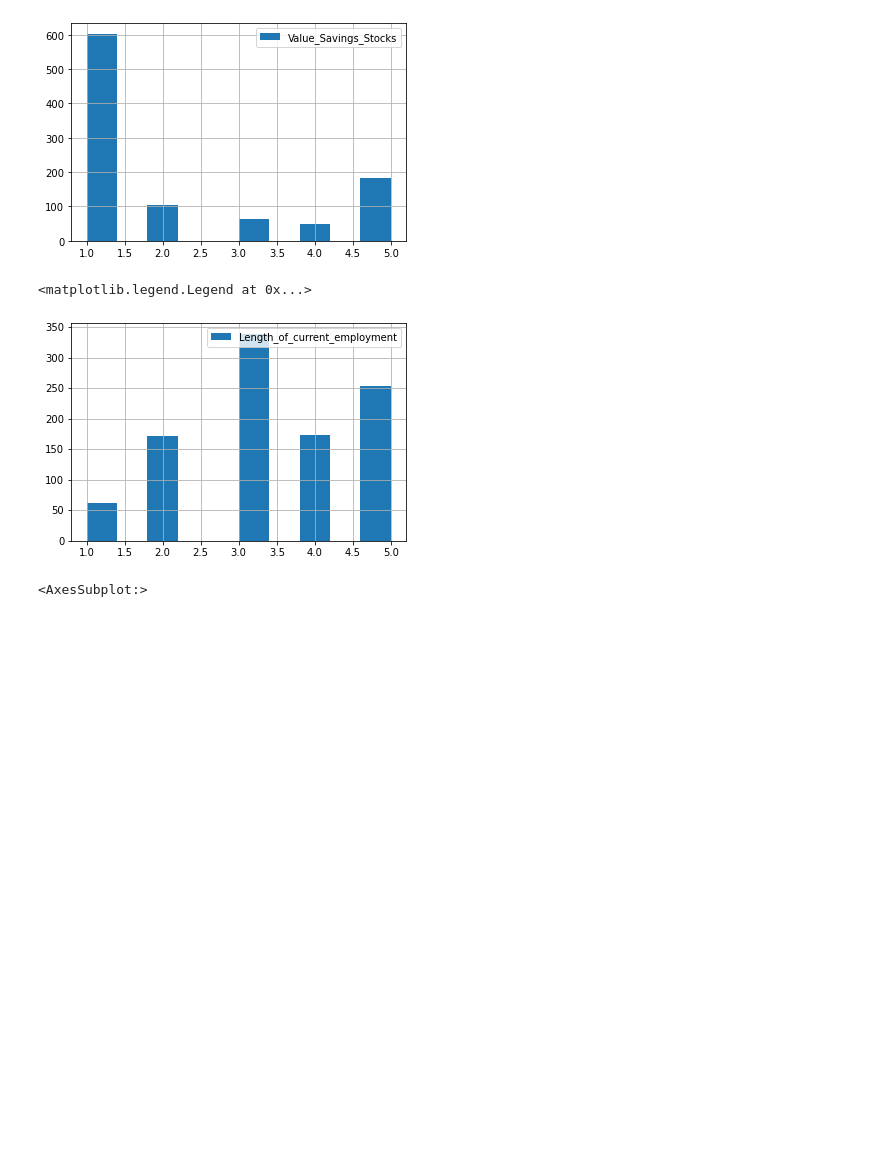
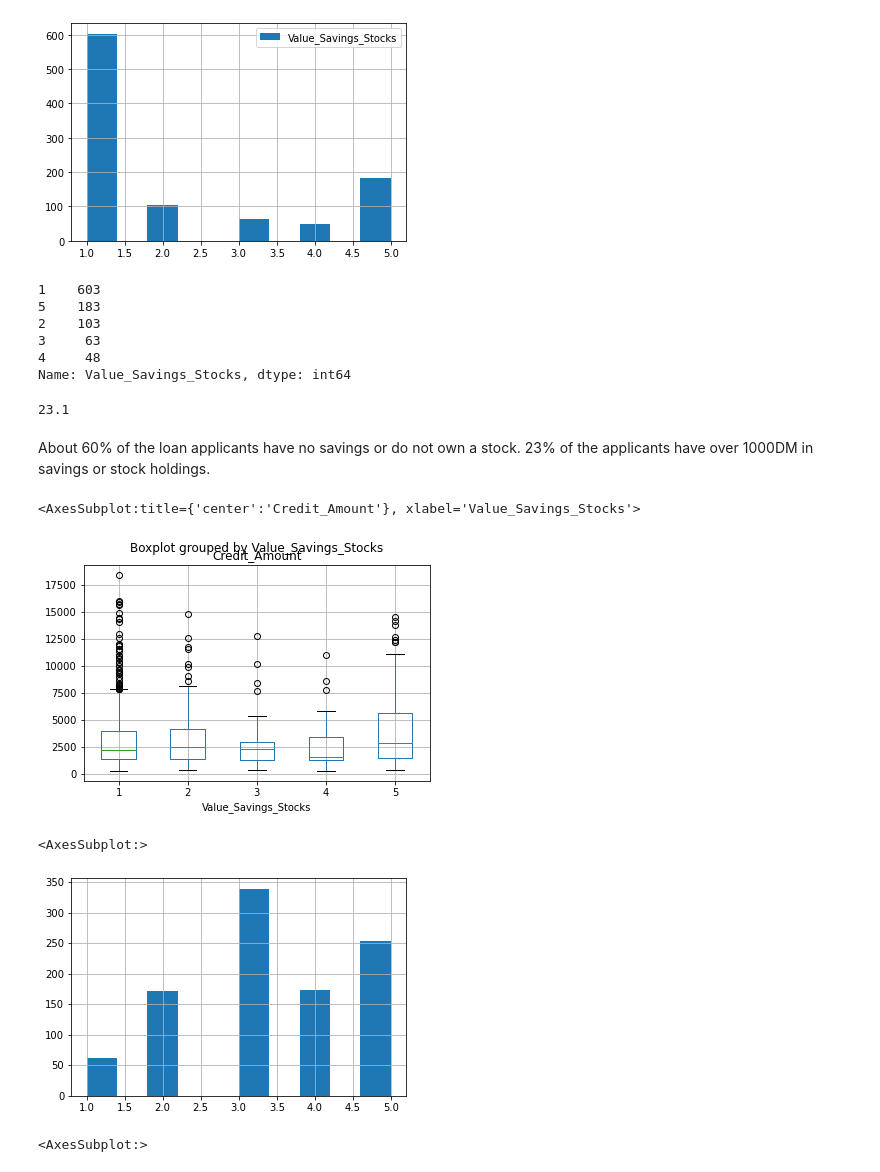
Before and after one commit to georgek2/ENd-To-EnD, a Jupyter notebook: 12_German_CD/creditability.ipynb, the cells around one changed output. Cells and saved outputs as stored; diff of their text form; code cells hidden in the pictures; blank space fills up the shorter version.

```diff
--- a/12_German_CD/creditability.ipynb
+++ b/12_German_CD/creditability.ipynb
@@ -232,12 +257,32 @@ plt.legend()
 # %% [output]
 <matplotlib.legend.Legend at 0x...>
 [figure]
+# %%
+X['Value_Savings_Stocks'].value_counts()
+# %% [output]
+1    603
+5    183
+2    103
+3     63
+4     48
+Name: Value_Savings_Stocks, dtype: int64
+# %%
+len(X.loc[X['Value_Savings_Stocks'].isin([4,5])]) / len(X) * 100
+# %% [output]
+23.1
+# %% [markdown]
+About 60% of the loan applicants have no savings or do not own a stock. 23% of the applicants have over 1000DM in savings or stock holdings.
+# %%
+X.boxplot(column = 'Credit_Amount', by = 'Value_Savings_Stocks')
+# %% [output]
+<AxesSubplot:title={'center':'Credit_Amount'}, xlabel='Value_Savings_Stocks'>
+[figure, added]
 # %%
 X['Length_of_current_employment'].hist(label = features[6])
-plt.legend()
+# plt.legend()
 # %% [output]
-<matplotlib.legend.Legend at 0x...>
+<AxesSubplot:>
-[figure, old version]
+[figure, new version]
 # %%
 X['Length_of_current_employment'].hist(label = 'Length_of_current_employment')
 # %% [output]
```
Also changed, not shown: parts of 63 cells of this notebook.
